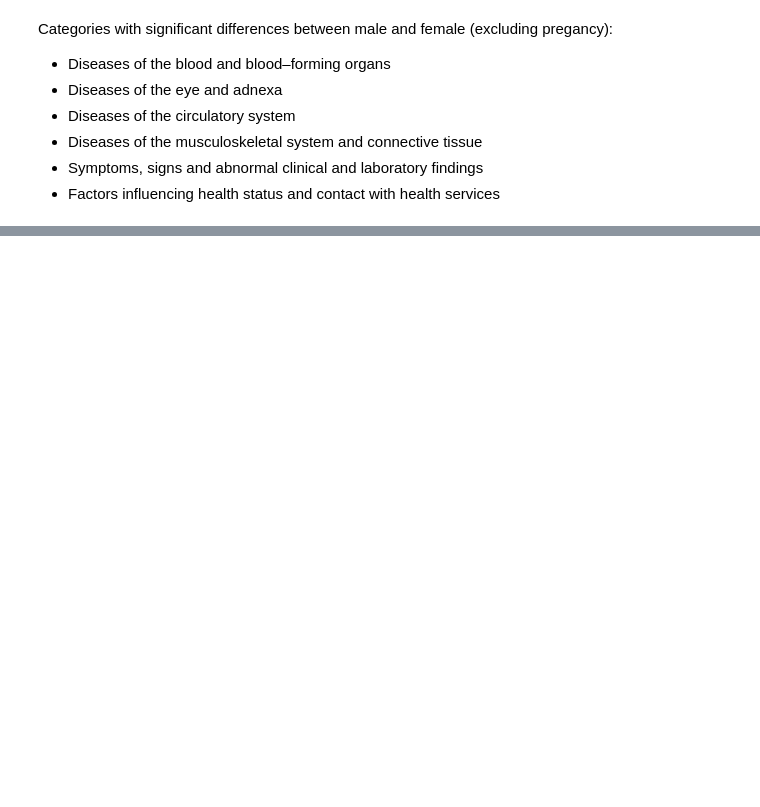
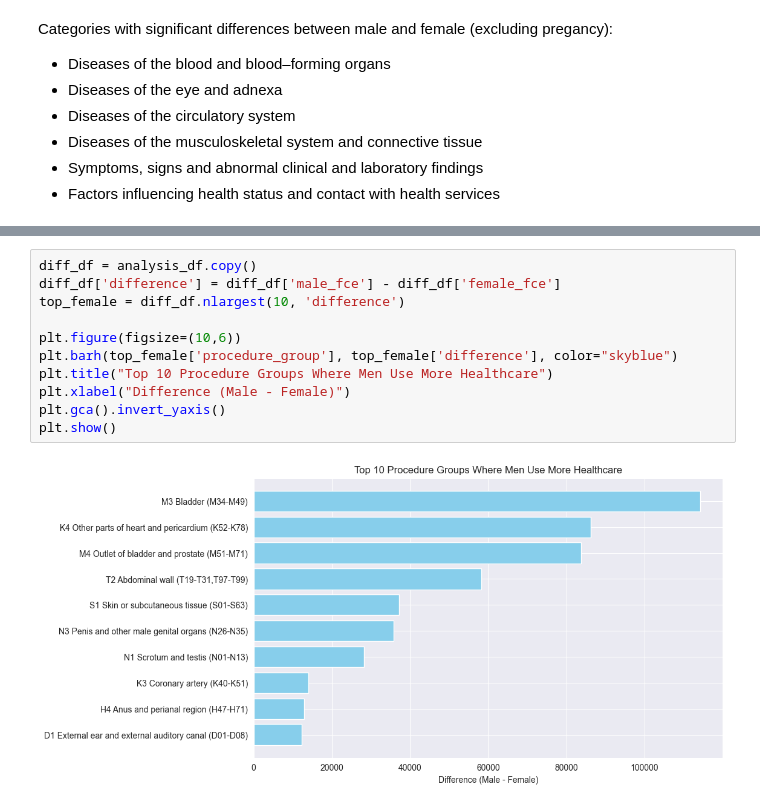
Before and after one commit to maymay238xx/Data-Science-Research-Project---Cisgender-and-Healthcare, a Jupyter notebook: notebooks/02-analysis-visualisation-notebook.ipynb, the cells around one changed output, grey strips where cells are left out. Drawn from its saved outputs; the diff is of its cells as text; blank space fills up the shorter version.

```diff
--- a/notebooks/02-analysis-visualisation-notebook.ipynb
+++ b/notebooks/02-analysis-visualisation-notebook.ipynb
@@ -644,0 +706,13 @@ Preventative measures in these areas could help address the balance of healthcar
+# %%
+diff_df = analysis_df.copy()
+diff_df['difference'] = diff_df['male_fce'] - diff_df['female_fce']
+top_female = diff_df.nlargest(10, 'difference')
+
+plt.figure(figsize=(10,6))
+plt.barh(top_female['procedure_group'], top_female['difference'], color="skyblue")
+plt.title("Top 10 Procedure Groups Where Men Use More Healthcare")
+plt.xlabel("Difference (Male - Female)")
+plt.gca().invert_yaxis()
+plt.show()
+# %% [output]
+[figure, added]
```
Also changed, not shown: parts of 47 cells of this notebook.
